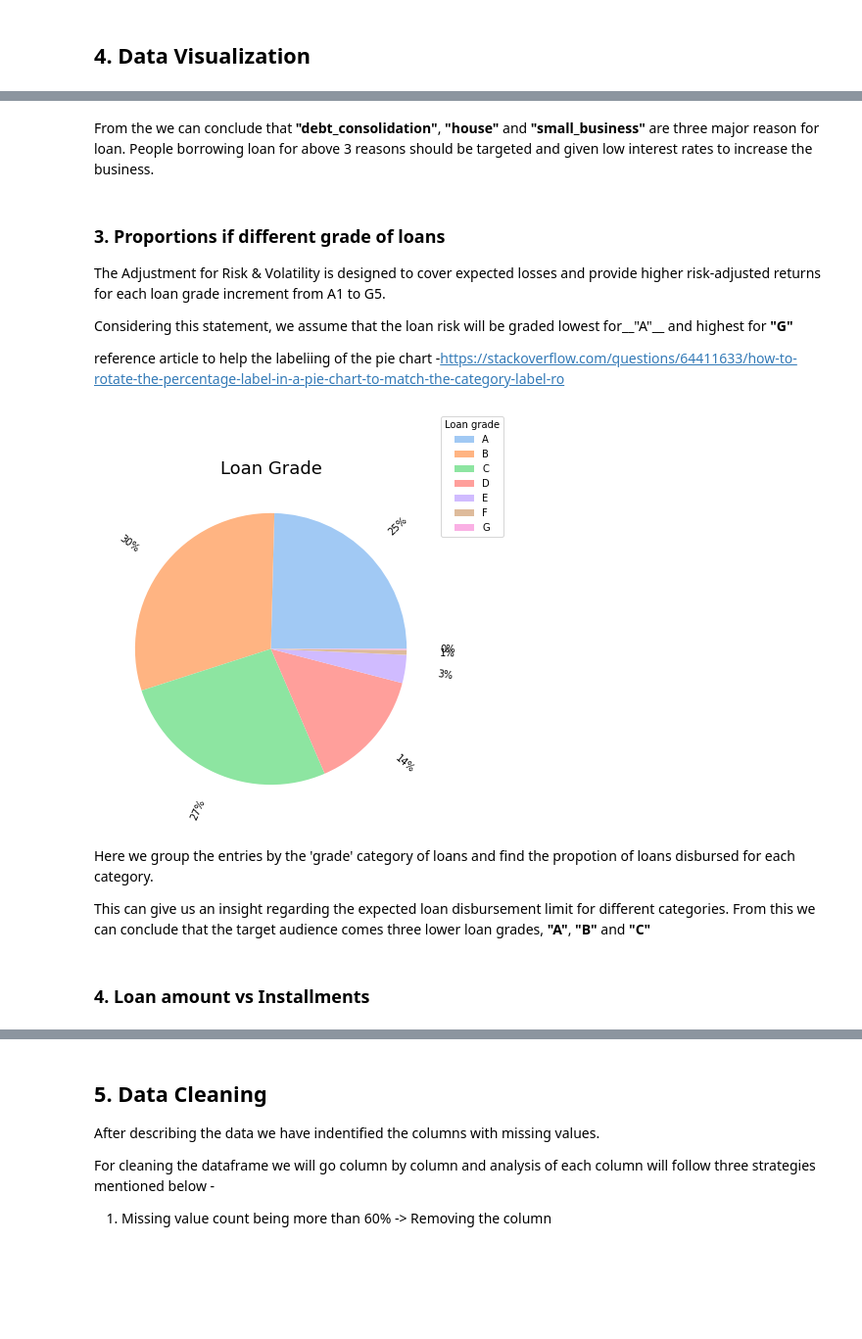
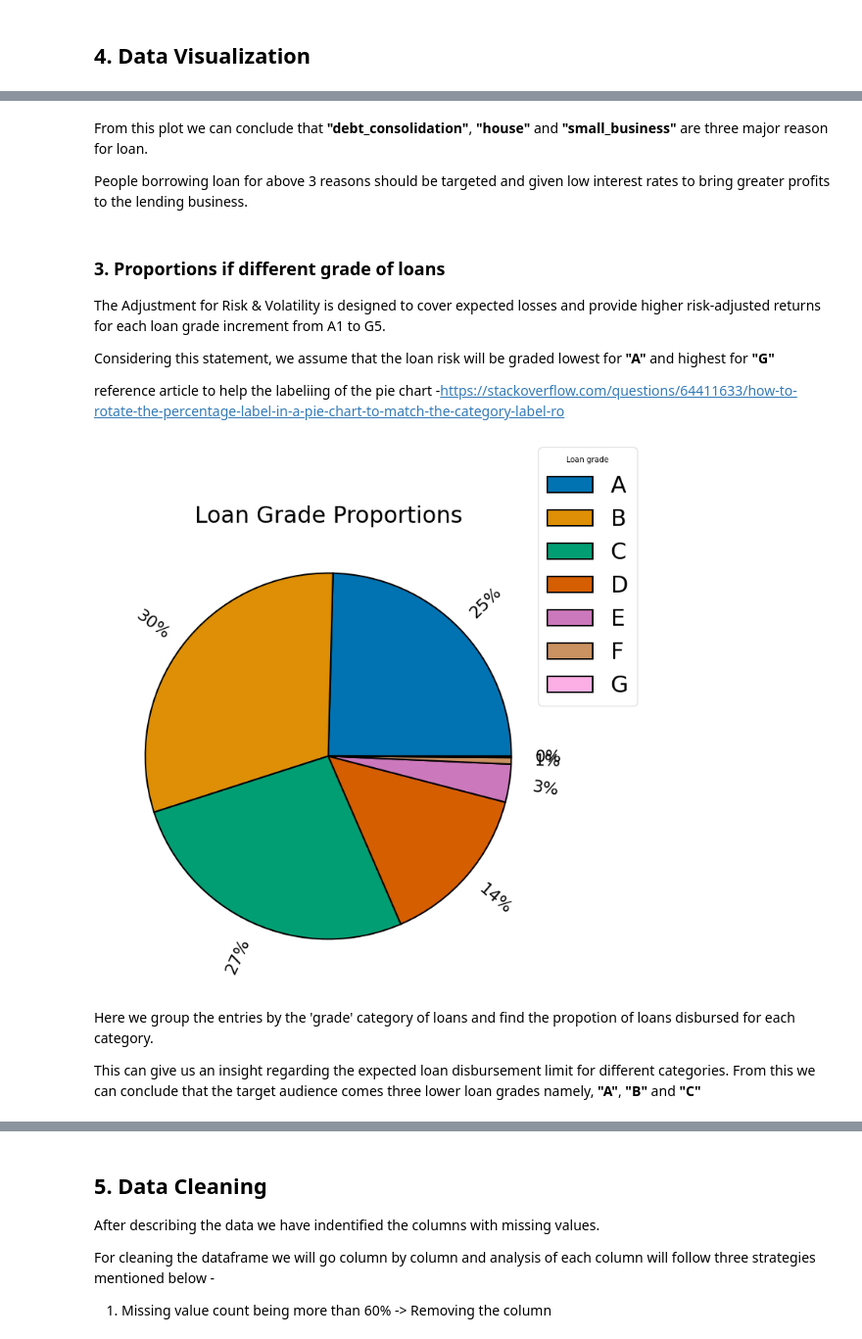
Before and after one commit to saishdesai23/Loan-Interest-Prediction, a Jupyter notebook: case_study_1_analysis.ipynb, the cells around one changed output, grey strips where cells are left out. Shown at 98% size. Saved outputs shown, nothing was run; the diff lists cells and outputs as text; code cells hidden in the pictures; blank space fills up the shorter version.

```diff
--- a/case_study_1_analysis.ipynb
+++ b/case_study_1_analysis.ipynb
@@ -165,32 +227,39 @@ plt.show()
 # %% [markdown]
-From the we can conclude that __"debt_consolidation"__, __"house"__ and __"small_business"__ are three major reason for loan. People borrowing loan for above 3 reasons should be targeted and given low interest rates to increase the business.
+From this plot we can conclude that __"debt_consolidation"__, __"house"__ and __"small_business"__ are three major reason for loan.
+
+People borrowing loan for above 3 reasons should be targeted and given low interest rates to bring greater profits to the lending business.
 # %% [markdown]
 ### 3. Proportions if different grade of loans
 
 The Adjustment for Risk & Volatility is designed to cover expected losses and provide higher risk-adjusted returns for each loan grade increment from A1 to G5.
 
-Considering this statement, we assume that the loan risk will be graded lowest for__"A"__ and highest for __"G"__
+Considering this statement, we assume that the loan risk will be graded lowest for __"A"__ and highest for __"G"__
 
 reference article to help the labeliing of the pie chart -https://stackoverflow.com/questions/64411633/how-to-rotate-the-percentage-label-in-a-pie-chart-to-match-the-category-label-ro
 # %%
 # https://stackoverflow.com/questions/64411633/how-to-rotate-the-percentage-label-in-a-pie-chart-to-match-the-category-label-ro
+loan_grade = loan_data.groupby(['grade']).count().reset_index()
+colors = sns.color_palette('colorblind')[0:7]
 
-loan_reason_1 = loan_data.groupby(['grade']).count().reset_index()
-colors = sns.color_palette('pastel')[0:12]
-#create pie chart
-plt.figure(figsize = (20,6))
-patches, labels, pct_texts = plt.pie(loan_reason_1['loan_amount'], colors = colors, autopct='%.0f%%',rotatelabels=True, pctdistance=1.3)
+#creating the pie chart
+plt.figure(figsize = (10,10))
+patches, labels, pct_texts = plt.pie(loan_grade['loan_amount'],
+                                     colors = colors,
+                                     autopct='%.0f%%',
+                                     rotatelabels=True,
+                                     pctdistance=1.2,
+                                     wedgeprops={"edgecolor":"k",'linewidth': 2, 'antialiased': True})
+# labelling the pie chart
 for label, pct_text in zip(labels, pct_texts):
+      pct_text.set_fontsize(22)
       pct_text.set_rotation(label.get_rotation())
-plt.title('Loan Grade', fontsize=18)
-plt.legend(labels = loan_reason_1['grade'], bbox_to_anchor=(1.2, 1.2), title = "Loan grade")
+plt.title('Loan Grade Proportions', fontsize=30)
+plt.legend(labels = loan_grade['grade'], bbox_to_anchor=(1.2, 1.2), title = "Loan grade", fontsize=30)
 plt.tight_layout()
 plt.show()
 # %% [output]
-[figure, old version]
+[figure, new version]
 # %% [markdown]
 Here we group the entries by the 'grade' category of loans and find the propotion of loans disbursed for each category.
 
-This can give us an insight regarding the expected loan disbursement limit for different categories. From this we can conclude that the target audience comes three lower loan grades, __"A"__, __"B"__ and __"C"__
+This can give us an insight regarding the expected loan disbursement limit for different categories. From this we can conclude that the target audience comes three lower loan grades namely, __"A"__, __"B"__ and __"C"__
-# %% [markdown]
-### 4. Loan amount vs Installments
```
Also changed, not shown: parts of 17 cells of this notebook.
